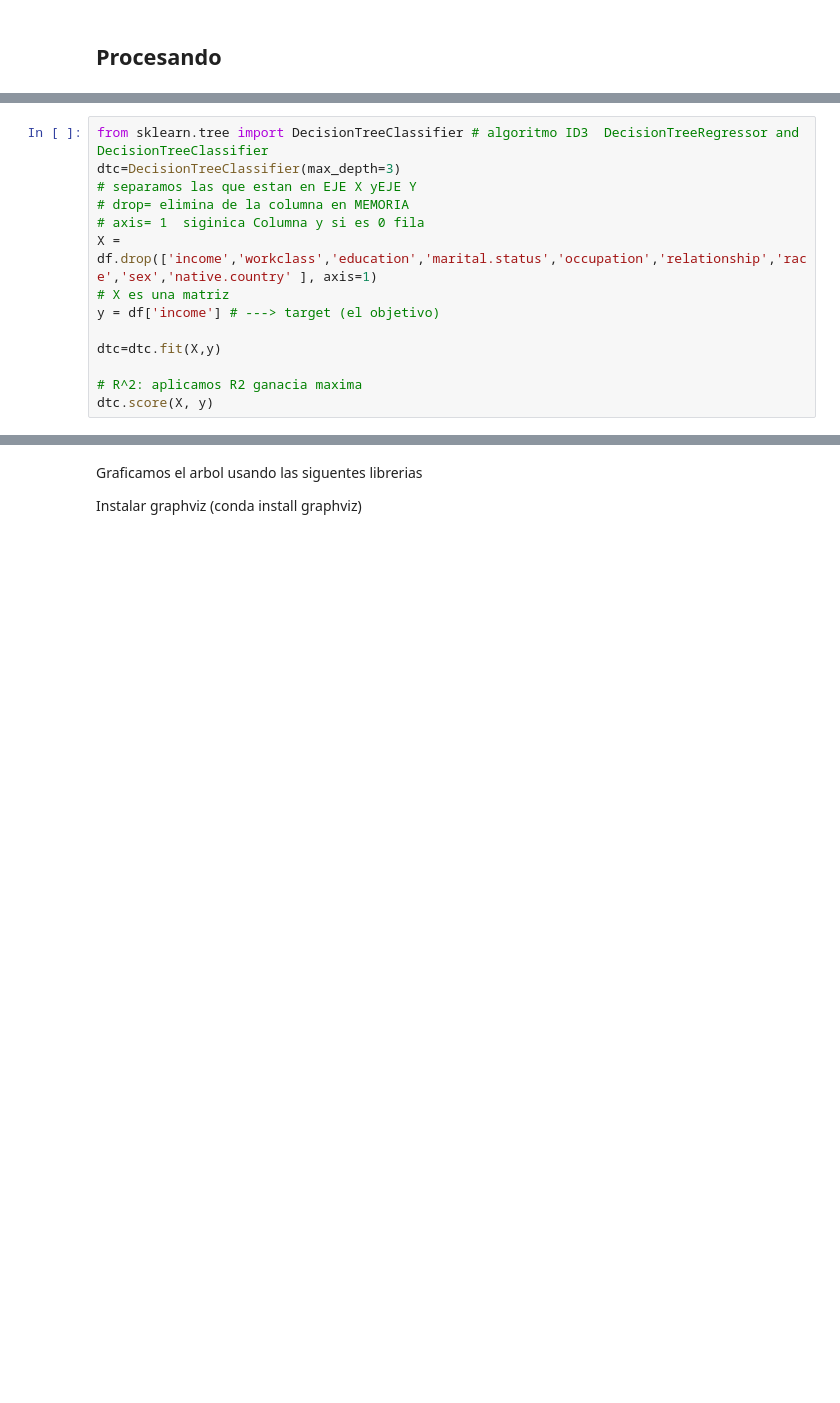
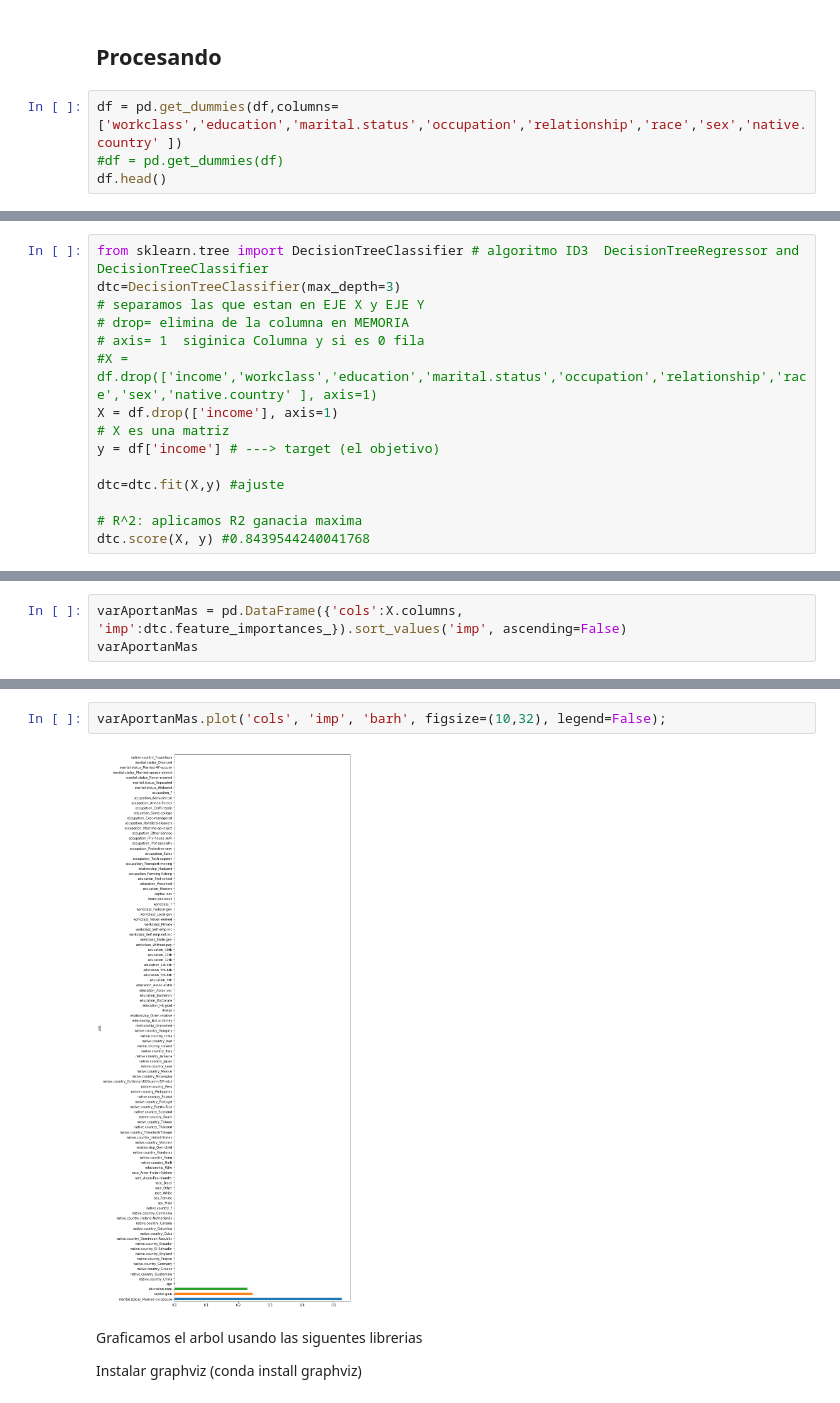
Before and after one commit to fepineda/AnalisisCensos, a Jupyter notebook: RedesNeuronales.ipynb, the cells around one changed output, grey strips where cells are left out. Cells and saved outputs as stored; diff of their text form; blank space fills up the shorter version.

```diff
--- a/RedesNeuronales.ipynb
+++ b/RedesNeuronales.ipynb
@@ -335,3 +336,7 @@ education:  ['HS-grad' 'Some-college' '7th-8th' '10th' 'Doctorate' 'Prof-school'
  'Portugal' 'Laos' 'Thailand' 'Outlying-US(Guam-USVI-etc)']
 # %% [markdown]
 ## Procesando
+# %%
+df = pd.get_dummies(df,columns=['workclass','education','marital.status','occupation','relationship','race','sex','native.country' ])
+#df = pd.get_dummies(df)
+df.head()
@@ -338,15 +369,16 @@ education:  ['HS-grad' 'Some-college' '7th-8th' '10th' 'Doctorate' 'Prof-school'
 # %%
 from sklearn.tree import DecisionTreeClassifier # algoritmo ID3  DecisionTreeRegressor and  DecisionTreeClassifier
 dtc=DecisionTreeClassifier(max_depth=3)
-# separamos las que estan en EJE X yEJE Y
+# separamos las que estan en EJE X y EJE Y
 # drop= elimina de la columna en MEMORIA
 # axis= 1  siginica Columna y si es 0 fila
-X = df.drop(['income','workclass','education','marital.status','occupation','relationship','race','sex','native.country' ], axis=1)
+#X = df.drop(['income','workclass','education','marital.status','occupation','relationship','race','sex','native.country' ], axis=1)
+X = df.drop(['income'], axis=1)
 # X es una matriz
 y = df['income'] # ---> target (el objetivo)
 
-dtc=dtc.fit(X,y)
+dtc=dtc.fit(X,y) #ajuste
 
 # R^2: aplicamos R2 ganacia maxima
-dtc.score(X, y)
+dtc.score(X, y) #0.8439544240041768
 # %% [output]
@@ -353,0 +386,3 @@ dtc.score(X, y)
+# %%
+varAportanMas = pd.DataFrame({'cols':X.columns, 'imp':dtc.feature_importances_}).sort_values('imp', ascending=False)
+varAportanMas
@@ -354,3 +408,7 @@ dtc.score(X, y)
+# %%
+varAportanMas.plot('cols', 'imp', 'barh', figsize=(10,32), legend=False);
+# %% [output]
+[figure, added]
 # %% [markdown]
 Graficamos el arbol usando las siguentes librerias
 
```
Also changed, not shown: parts of 9 cells of this notebook.
